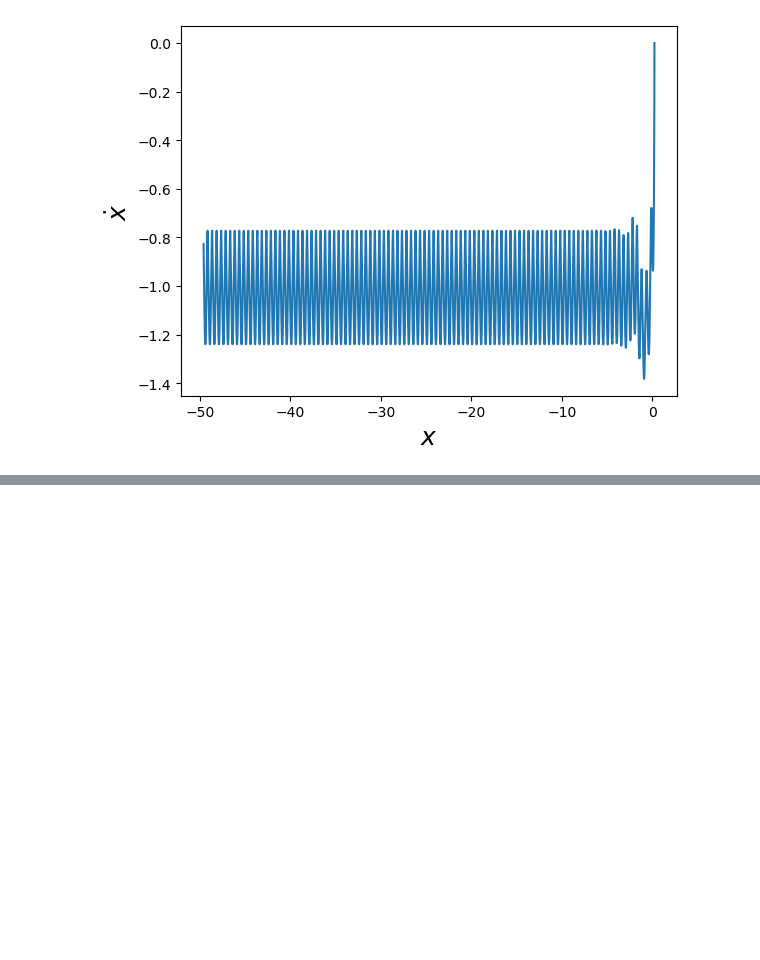
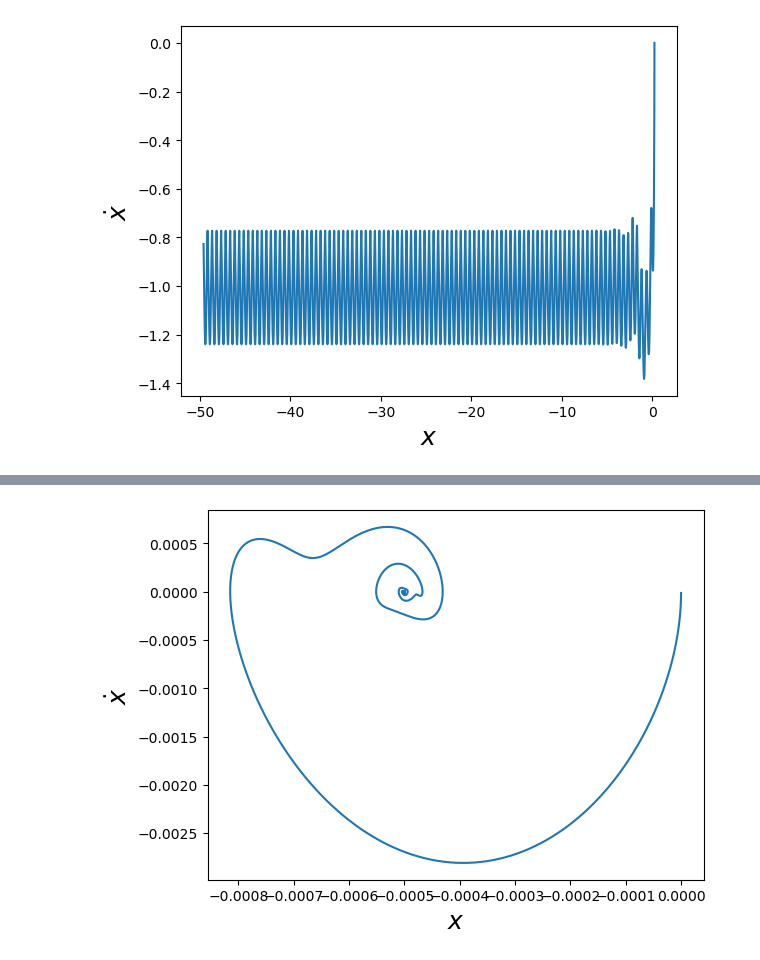
Before and after one commit to Arely00/ArelyGuadalupeJimenezDIaz-mn-2024, a Jupyter notebook: Proyecto Final.ipynb, the cells around one changed output, grey strips where cells are left out. Drawn from its saved outputs; the diff is of its cells as text; code cells hidden in the pictures; blank space fills up the shorter version.

```diff
--- a/Proyecto Final.ipynb
+++ b/Proyecto Final.ipynb
@@ -256,0 +375,4 @@ prom(0.5,0,0,0.001,10)
+# %%
+Graf1(0,0,0,0.001,100,0.35,0.75,0.7)
+# %% [output]
+[figure, added]
```
Also changed, not shown: parts of 10 cells of this notebook.
